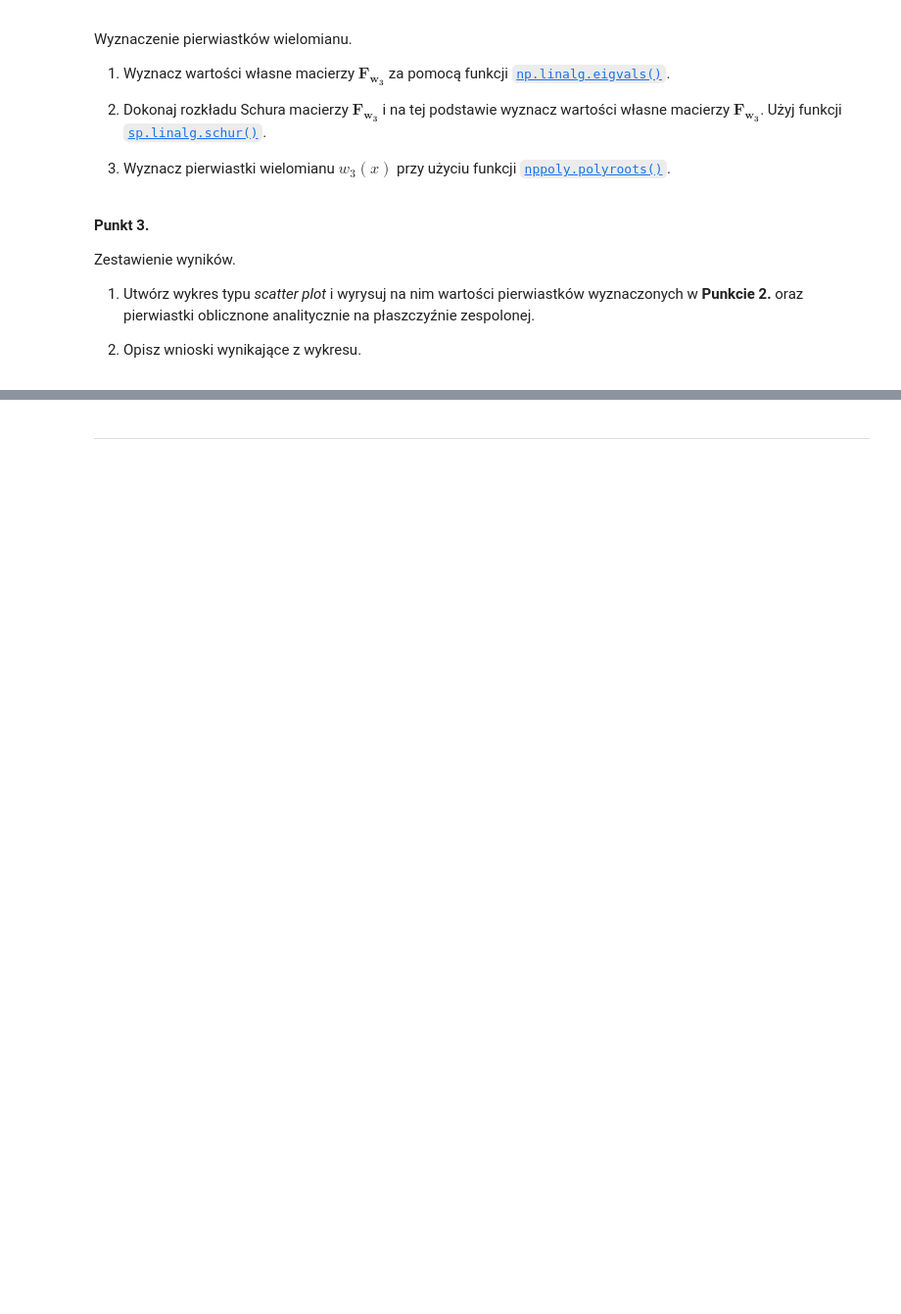
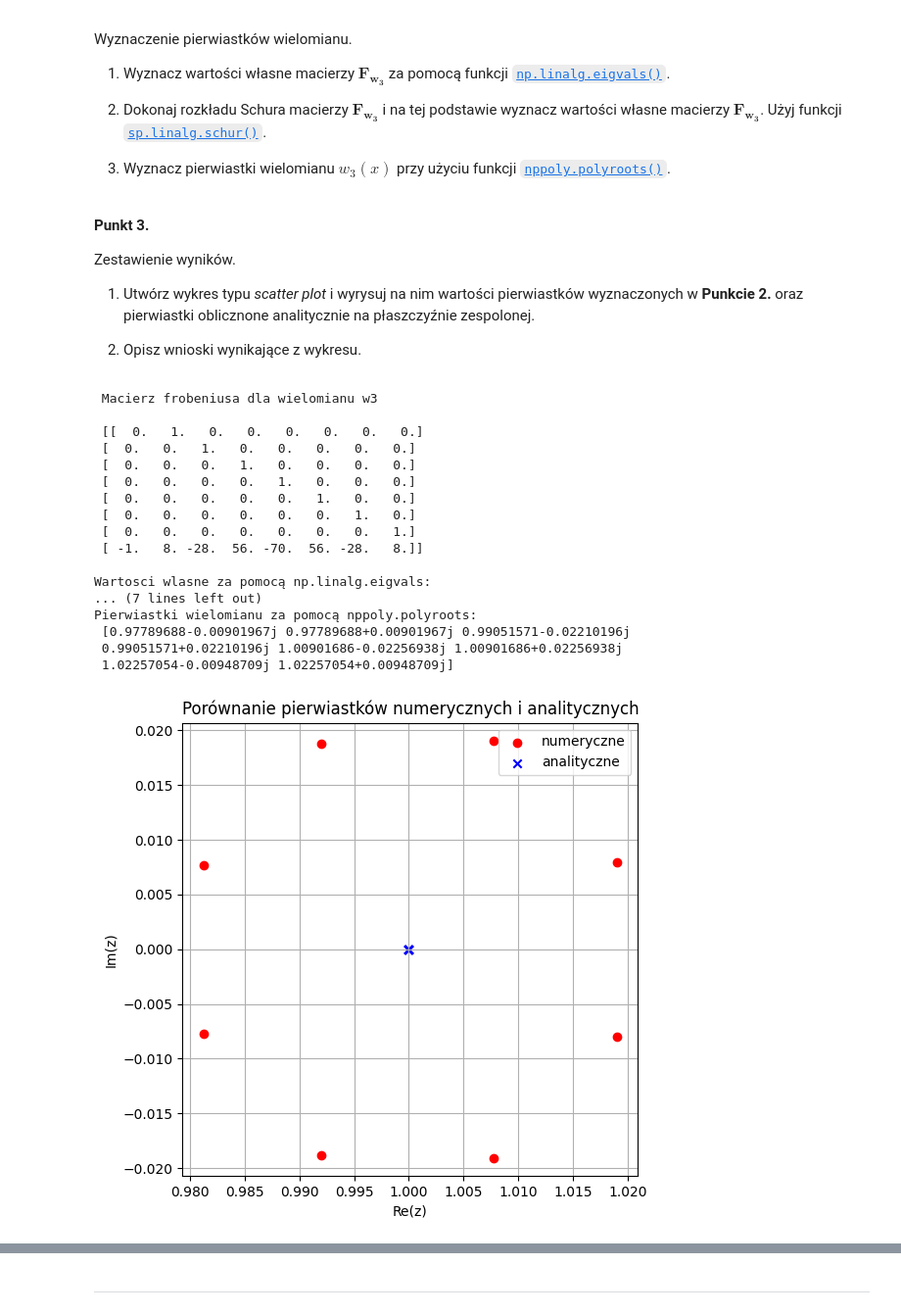
Before and after one commit to MN-KJ-2025/lab-7-pierwiastki-LukiKnur, a Jupyter notebook: sprawozdanie.ipynb, the cells around one changed output, grey strips where cells are left out. Shown at 98% size. Saved outputs shown, nothing was run; the diff lists cells and outputs as text; code cells hidden in the pictures; blank space fills up the shorter version.

```diff
--- a/sprawozdanie.ipynb
+++ b/sprawozdanie.ipynb
@@ -155,0 +269,55 @@ Zestawienie wyników.
+# %%
+# ===== Twoja implementacja tutaj =====
+roots_2=[1,1,1,1,1,1,1,1]
+p_2=nppoly.polyfromroots(roots_2)
+print(" Macierz frobeniusa dla wielomianu w3")
+
+matrix_frobenius=frob_a(p_2)
+print("\n",matrix_frobenius)
+
+eigen_values=np.linalg.eigvals(matrix_frobenius)
+print("")
+print("Wartosci wlasne za pomocą np.linalg.eigvals:\n",eigen_values.real)
+
+T,Q=sp.linalg.schur(matrix_frobenius,output='real')
+T_c,Q_c=sp.linalg.rsf2csf(T,Q)
+eigen_values_1=(np.diag(T_c))
+print("")
+print("Wartosci wlasne za pomocą sp.linalg.schur:\n",eigen_values_1.real)
+
+pierw=nppoly.polyroots(p_2)
+print("")
+print("Pierwiastki wielomianu za pomocą nppoly.polyroots:\n",pierw)
+
+
+analitycznie=np.array([1,1,1,1,1,1,1,1])
+plt.figure(figsize=(6,6))
+plt.scatter(eigen_values.real, eigen_values.imag, color='red', label='numeryczne', marker='o')
+plt.scatter(analitycznie.real, analitycznie.imag, color='blue', label='analityczne', marker='x')
+
+plt.xlabel("Re(z)")
+plt.ylabel("Im(z)")
+plt.title("Porównanie pierwiastków numerycznych i analitycznych")
+plt.grid(True)
+plt.axis('equal')
+plt.legend()
+plt.show()
+# %% [output]
+ Macierz frobeniusa dla wielomianu w3
+
+ [[  0.   1.   0.   0.   0.   0.   0.   0.]
+ [  0.   0.   1.   0.   0.   0.   0.   0.]
+ [  0.   0.   0.   1.   0.   0.   0.   0.]
+ [  0.   0.   0.   0.   1.   0.   0.   0.]
+ [  0.   0.   0.   0.   0.   1.   0.   0.]
+ [  0.   0.   0.   0.   0.   0.   1.   0.]
+ [  0.   0.   0.   0.   0.   0.   0.   1.]
+ [ -1.   8. -28.  56. -70.  56. -28.   8.]]
+
+Wartosci wlasne za pomocą np.linalg.eigvals:
+... (7 lines left out)
+Pierwiastki wielomianu za pomocą nppoly.polyroots:
+ [0.97789688-0.00901967j 0.97789688+0.00901967j 0.99051571-0.02210196j
+ 0.99051571+0.02210196j 1.00901686-0.02256938j 1.00901686+0.02256938j
+ 1.02257054-0.00948709j 1.02257054+0.00948709j]
+[figure, added]
```
Also changed, not shown: parts of 25 cells of this notebook, 1 other file.
